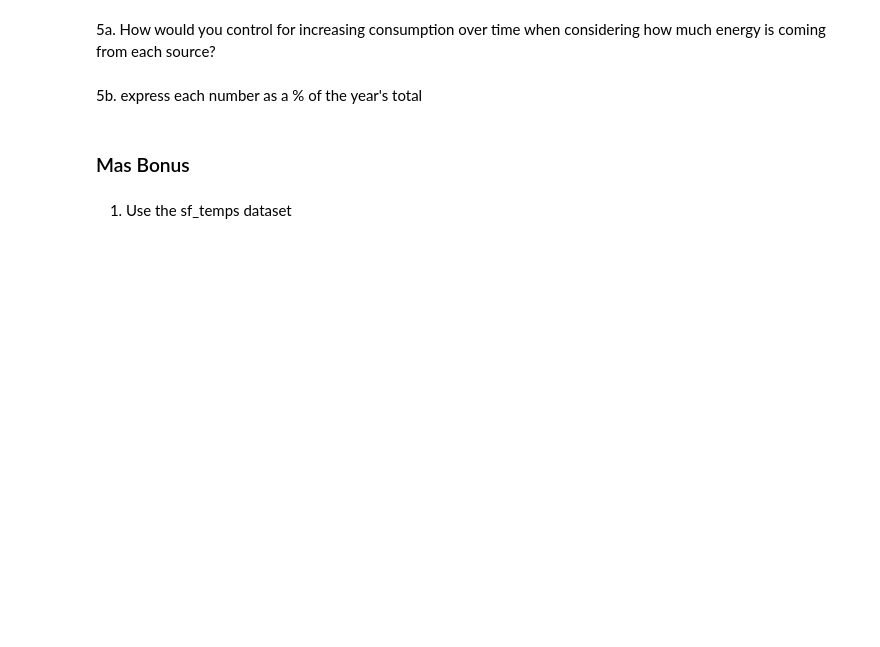
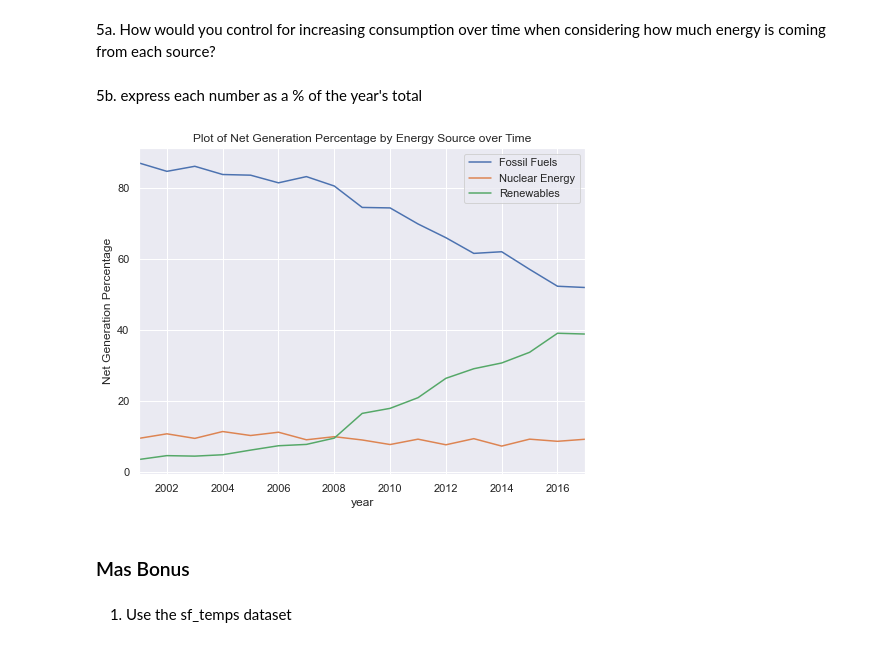
Before and after one commit to Tyler-Applegate/time-series-exercises, a Jupyter notebook: working_with_time_series.ipynb, the cells around one changed output. Saved outputs shown, nothing was run; the diff lists cells and outputs as text; code cells hidden in the pictures; blank space fills up the shorter version.

```diff
--- a/working_with_time_series.ipynb
+++ b/working_with_time_series.ipynb
@@ -413,6 +425,16 @@ plt.show()
 5a. How would you control for increasing consumption over time when considering how much energy is coming from each source?
 # %% [markdown]
 5b. express each number as a % of the year's total
+# %%
+df[df['source']=='Fossil Fuels'].percent_provided.plot(label= "Fossil Fuels")
+df[df['source']=='Nuclear Energy'].percent_provided.plot(label= "Nuclear Energy")
+df[df['source']=='Renewables'].percent_provided.plot(label= "Renewables")
+plt.title('Plot of Net Generation Percentage by Energy Source over Time')
+plt.ylabel('Net Generation Percentage')
+plt.legend()
+plt.show()
+# %% [output]
+[figure, added]
 # %% [markdown]
 ### Mas Bonus
 # %% [markdown]
```
Also changed, not shown: parts of 11 cells of this notebook, 1 other file.
